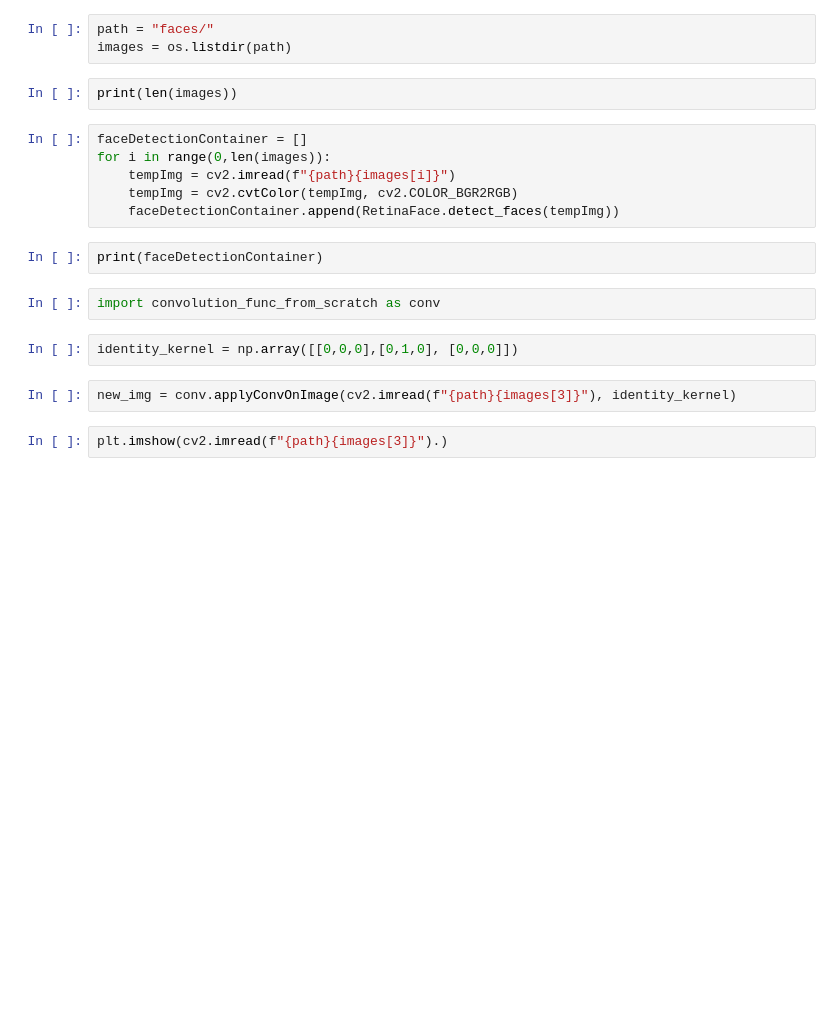
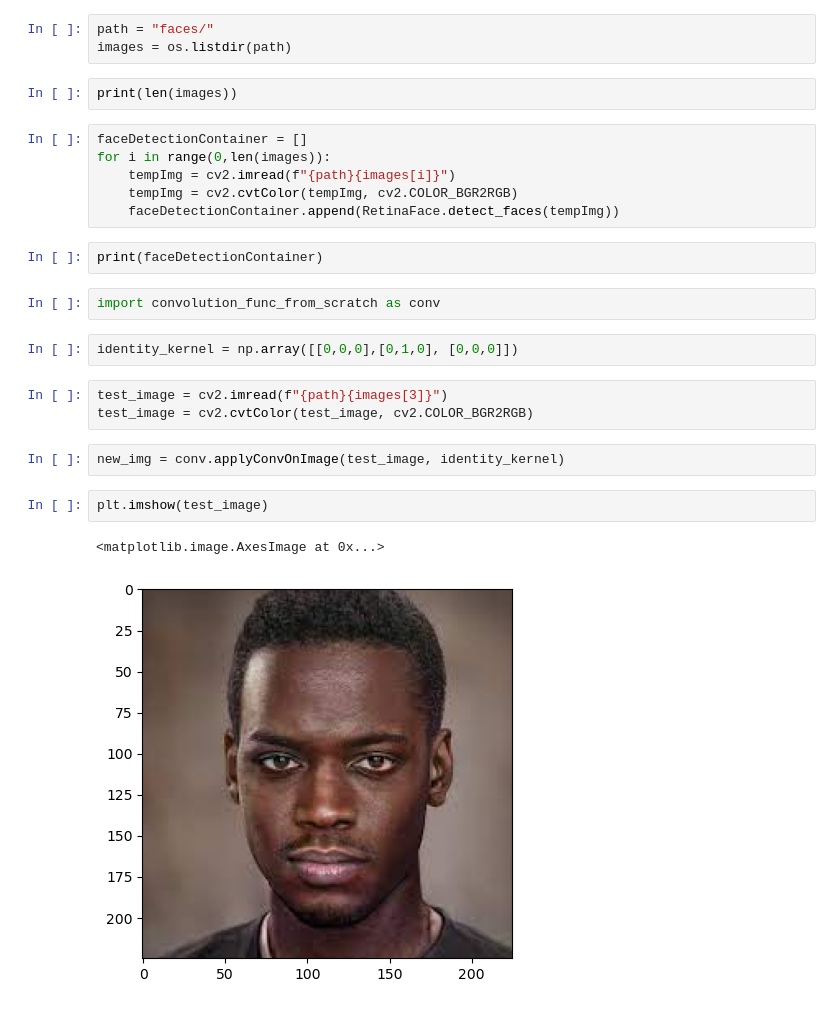
Before and after one commit to PouriaGolsorkhi/ImageProcessingProject, a Jupyter notebook: main.ipynb, the cells around one changed output. Drawn from its saved outputs; the diff is of its cells as text; blank space fills up the shorter version.

```diff
--- a/main.ipynb
+++ b/main.ipynb
@@ -24,9 +24,15 @@ print(faceDetectionContainer)
 import convolution_func_from_scratch as conv
 # %%
 identity_kernel = np.array([[0,0,0],[0,1,0], [0,0,0]])
+# %%
+test_image = cv2.imread(f"{path}{images[3]}")
+test_image = cv2.cvtColor(test_image, cv2.COLOR_BGR2RGB)
 # %%
-new_img = conv.applyConvOnImage(cv2.imread(f"{path}{images[3]}"), identity_kernel)
+new_img = conv.applyConvOnImage(test_image, identity_kernel)
 # %%
-plt.imshow(cv2.imread(f"{path}{images[3]}").)
+plt.imshow(test_image)
+# %% [output]
+<matplotlib.image.AxesImage at 0x...>
+[figure, added]
 # %%
 plt.imshow(new_img)
```
Also changed, not shown: parts of 1 cell of this notebook, 1 other file.
